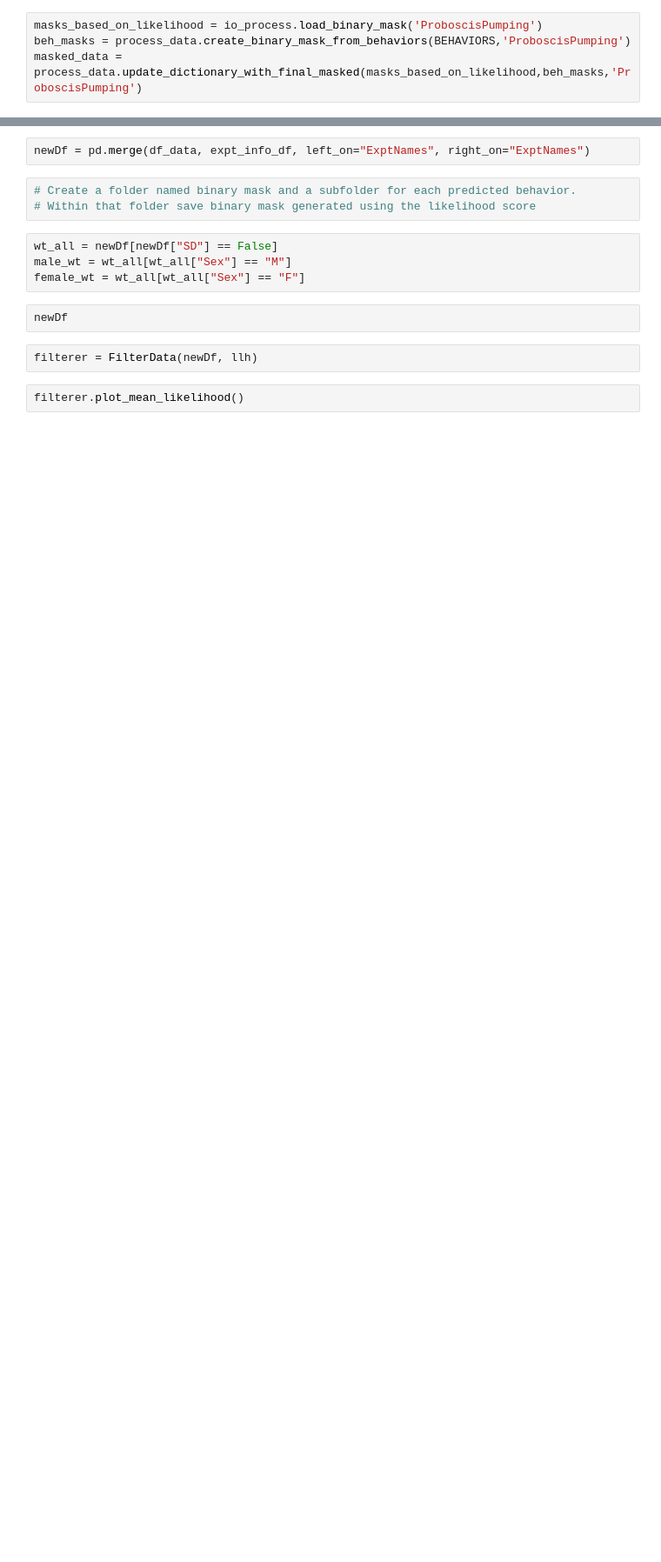
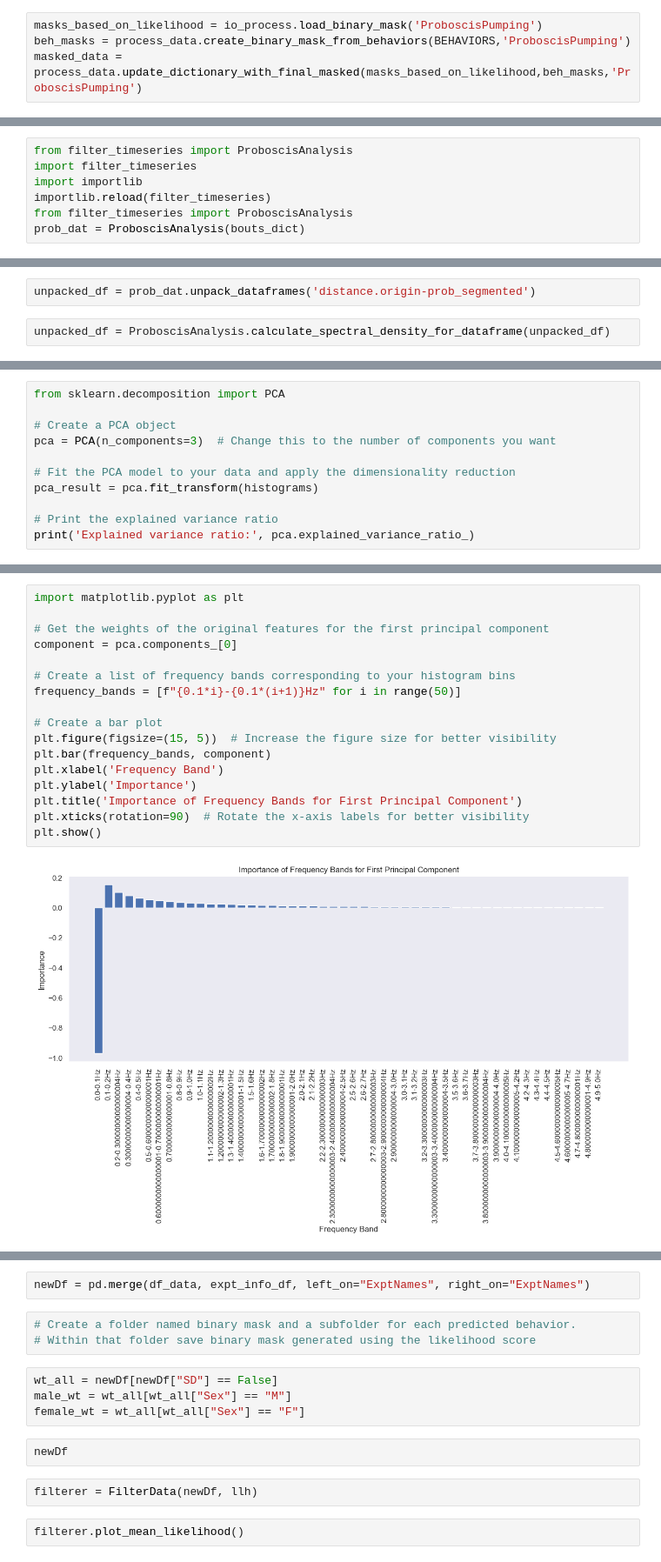
Before and after one commit to bo1929/basty, a Jupyter notebook: scripts/paper_figures/generate_figures.ipynb, the cells around one changed output, grey strips where cells are left out. Shown: that part at 87% size. Drawn from its saved outputs; the diff is of its cells as text; blank space fills up the shorter version.

```diff
--- a/scripts/paper_figures/generate_figures.ipynb
+++ b/scripts/paper_figures/generate_figures.ipynb
@@ -85,0 +69,7 @@ bouts_dict = BehaviorData.find_consecutive_bouts_and_snap_fts(masked_data,io_pro
+# %%
+from filter_timeseries import ProboscisAnalysis
+import filter_timeseries
+import importlib
+importlib.reload(filter_timeseries)
+from filter_timeseries import ProboscisAnalysis
+prob_dat = ProboscisAnalysis(bouts_dict)
@@ -85,0 +88,4 @@ bouts_dict = BehaviorData.find_consecutive_bouts_and_snap_fts(masked_data,io_pro
+# %%
+unpacked_df = prob_dat.unpack_dataframes('distance.origin-prob_segmented')
+# %%
+unpacked_df = ProboscisAnalysis.calculate_spectral_density_for_dataframe(unpacked_df)
@@ -85,0 +164,11 @@ bouts_dict = BehaviorData.find_consecutive_bouts_and_snap_fts(masked_data,io_pro
+# %%
+from sklearn.decomposition import PCA
+
+# Create a PCA object
+pca = PCA(n_components=3)  # Change this to the number of components you want
+
+# Fit the PCA model to your data and apply the dimensionality reduction
+pca_result = pca.fit_transform(histograms)
+
+# Print the explained variance ratio
+print('Explained variance ratio:', pca.explained_variance_ratio_)
@@ -85,0 +177,19 @@ bouts_dict = BehaviorData.find_consecutive_bouts_and_snap_fts(masked_data,io_pro
+# %%
+import matplotlib.pyplot as plt
+
+# Get the weights of the original features for the first principal component
+component = pca.components_[0]
+
+# Create a list of frequency bands corresponding to your histogram bins
+frequency_bands = [f"{0.1*i}-{0.1*(i+1)}Hz" for i in range(50)]
+
+# Create a bar plot
+plt.figure(figsize=(15, 5))  # Increase the figure size for better visibility
+plt.bar(frequency_bands, component)
+plt.xlabel('Frequency Band')
+plt.ylabel('Importance')
+plt.title('Importance of Frequency Bands for First Principal Component')
+plt.xticks(rotation=90)  # Rotate the x-axis labels for better visibility
+plt.show()
+# %% [output]
+[figure, added]
```
Also changed, not shown: parts of 21 cells of this notebook, 6 other files.
